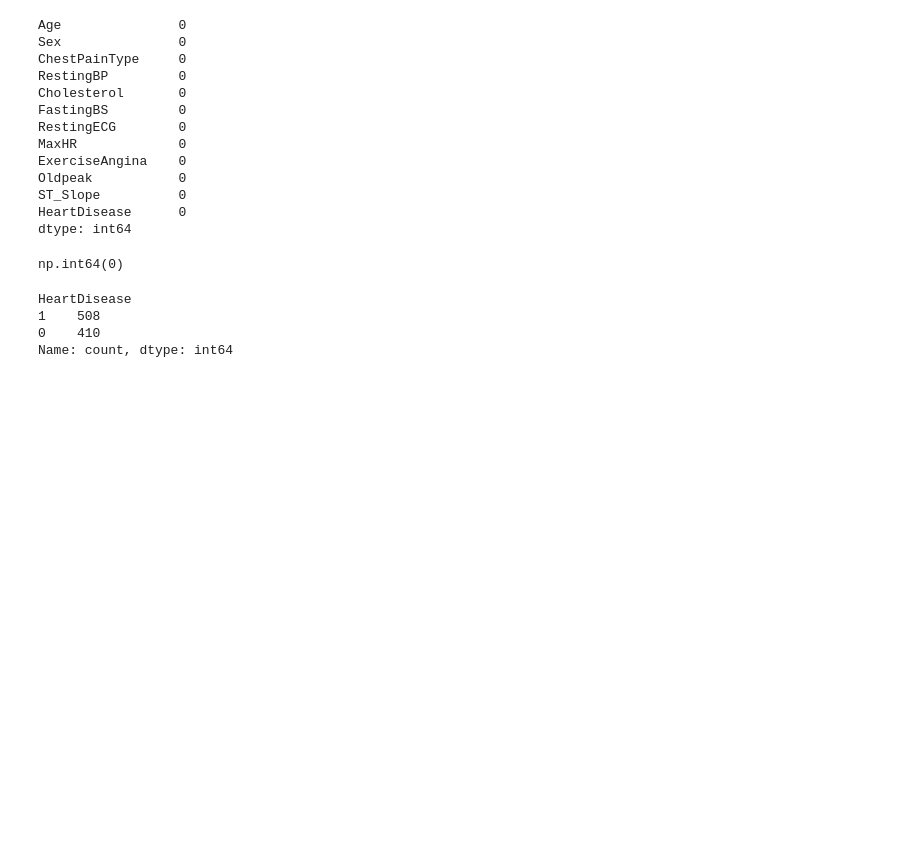
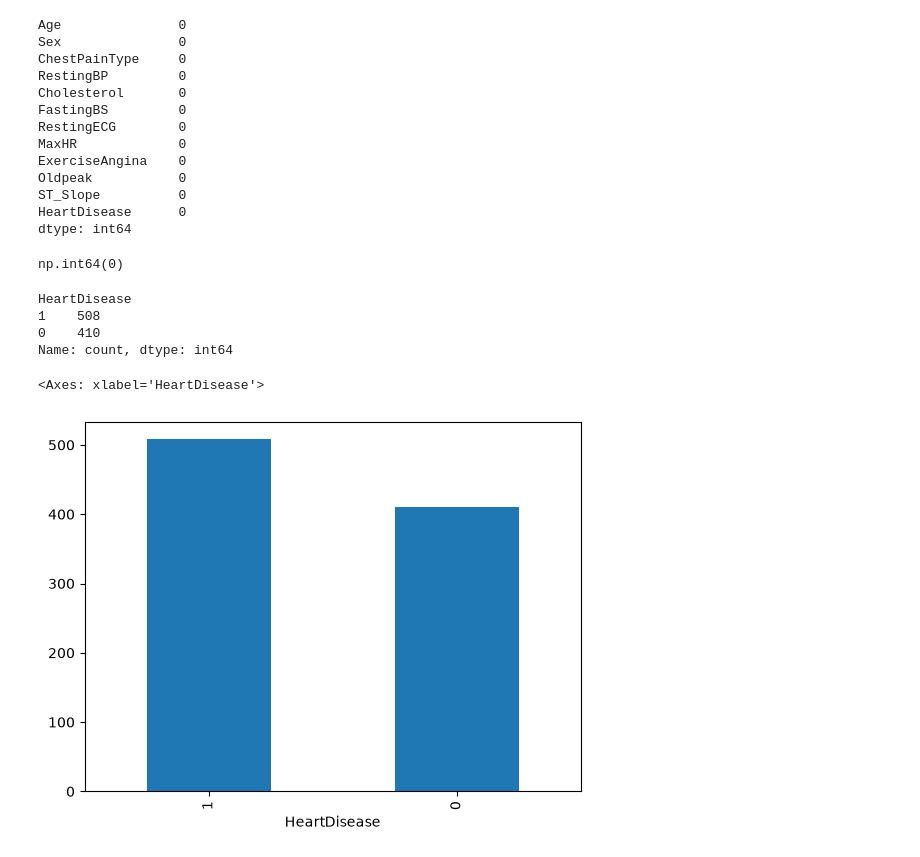
Before and after one commit to maazsheikh039/MACHINE_LEARNING_PRACTICE, a Jupyter notebook: DataCleaningAndVisualizing_02.ipynb, the cells around one changed output. Saved outputs shown, nothing was run; the diff lists cells and outputs as text; code cells hidden in the pictures; blank space fills up the shorter version.

```diff
--- a/DataCleaningAndVisualizing_02.ipynb
+++ b/DataCleaningAndVisualizing_02.ipynb
@@ -81,3 +81,8 @@ HeartDisease
 1    508
 0    410
 Name: count, dtype: int64
+# %%
+df['HeartDisease'].value_counts().plot(kind='bar')
+# %% [output]
+<Axes: xlabel='HeartDisease'>
+[figure, added]
```
Also changed, not shown: parts of 19 cells of this notebook, 2 other files.
